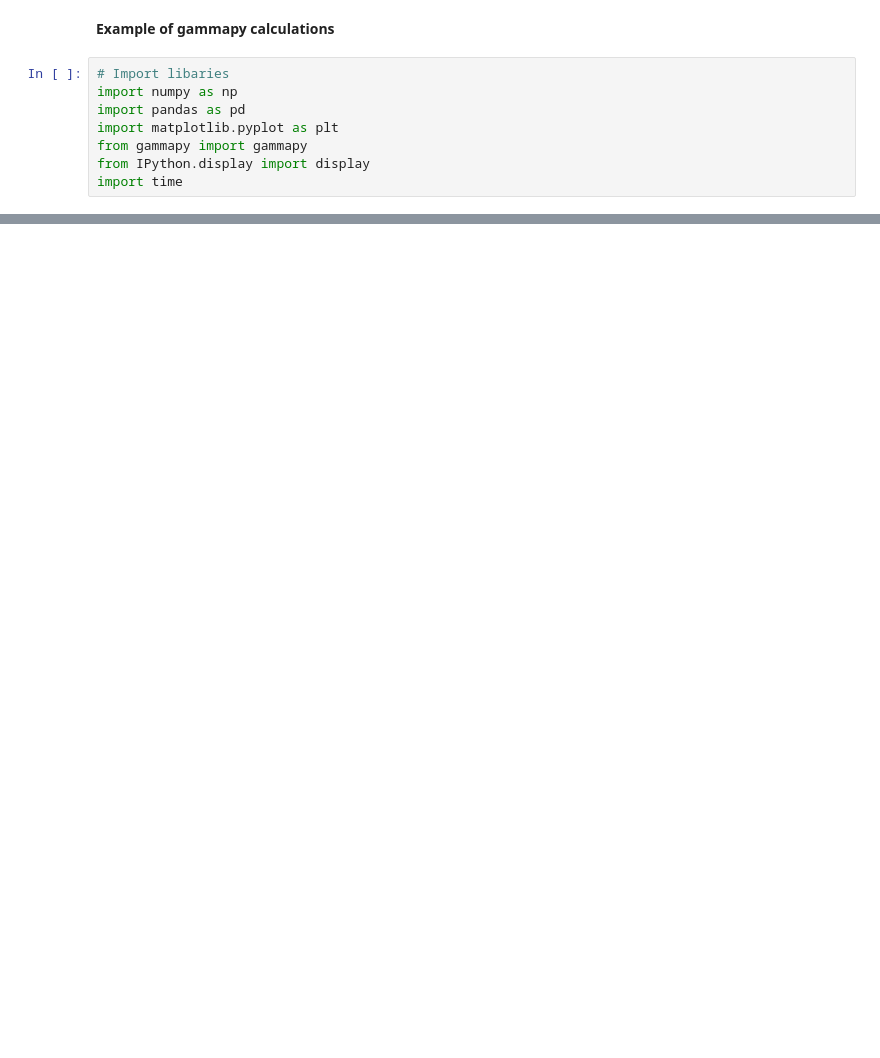
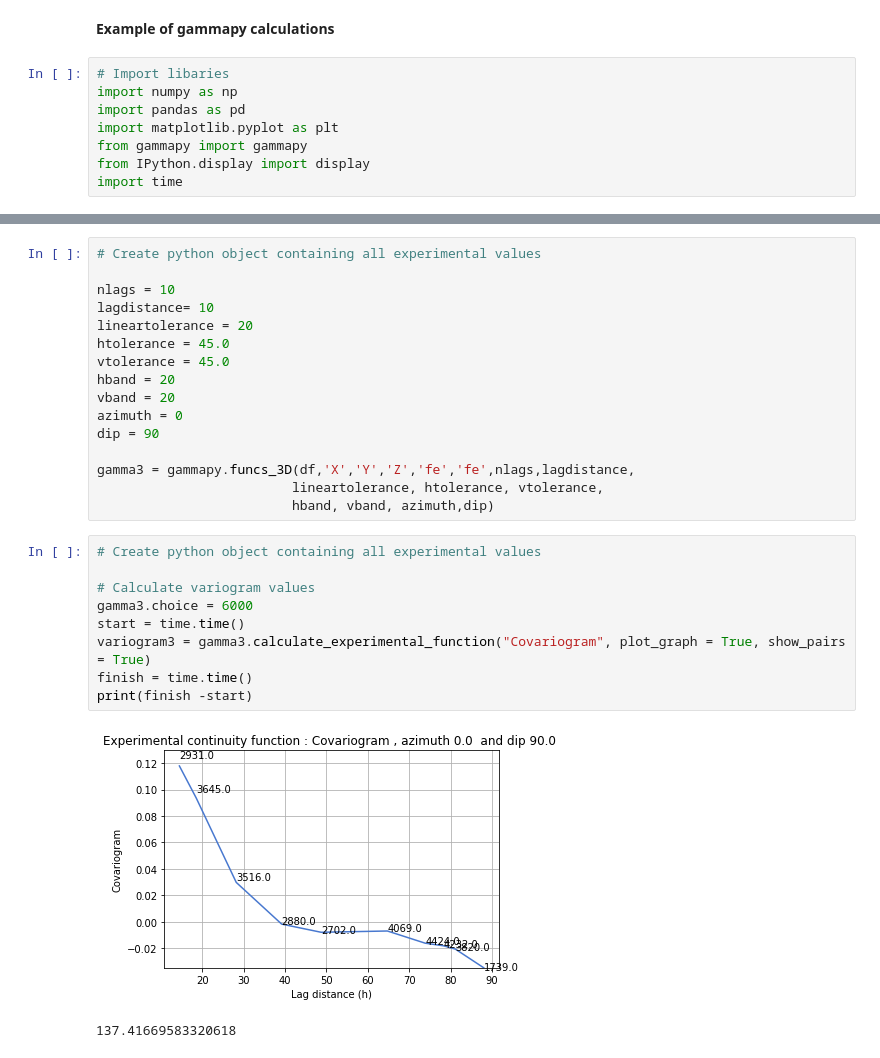
Before and after one commit to DavidDrumond/gammapy-, a Jupyter notebook: Example of gammapy library - Jupyter notebook.ipynb, the cells around one changed output, grey strips where cells are left out. Cells and saved outputs as stored; diff of their text form; blank space fills up the shorter version.

```diff
--- a/Example of gammapy library - Jupyter notebook.ipynb
+++ b/Example of gammapy library - Jupyter notebook.ipynb
@@ -94,0 +80,28 @@ gamma.modelling(experimental_dataframe = variogram,
+# %%
+# Create python object containing all experimental values
+
+nlags = 10
+lagdistance= 10
+lineartolerance = 20
+htolerance = 45.0
+vtolerance = 45.0
+hband = 20
+vband = 20
+azimuth = 0
+dip = 90
+
+gamma3 = gammapy.funcs_3D(df,'X','Y','Z','fe','fe',nlags,lagdistance,
+                         lineartolerance, htolerance, vtolerance,
+                         hband, vband, azimuth,dip)
+# %%
+# Create python object containing all experimental values
+
+# Calculate variogram values
+gamma3.choice = 6000
+start = time.time()
+variogram3 = gamma3.calculate_experimental_function("Covariogram", plot_graph = True, show_pairs = True)
+finish = time.time()
+print(finish -start)
+# %% [output]
+[figure, added]
+137.41669583320618
```
Also changed, not shown: parts of 9 cells of this notebook, 1 other file.
